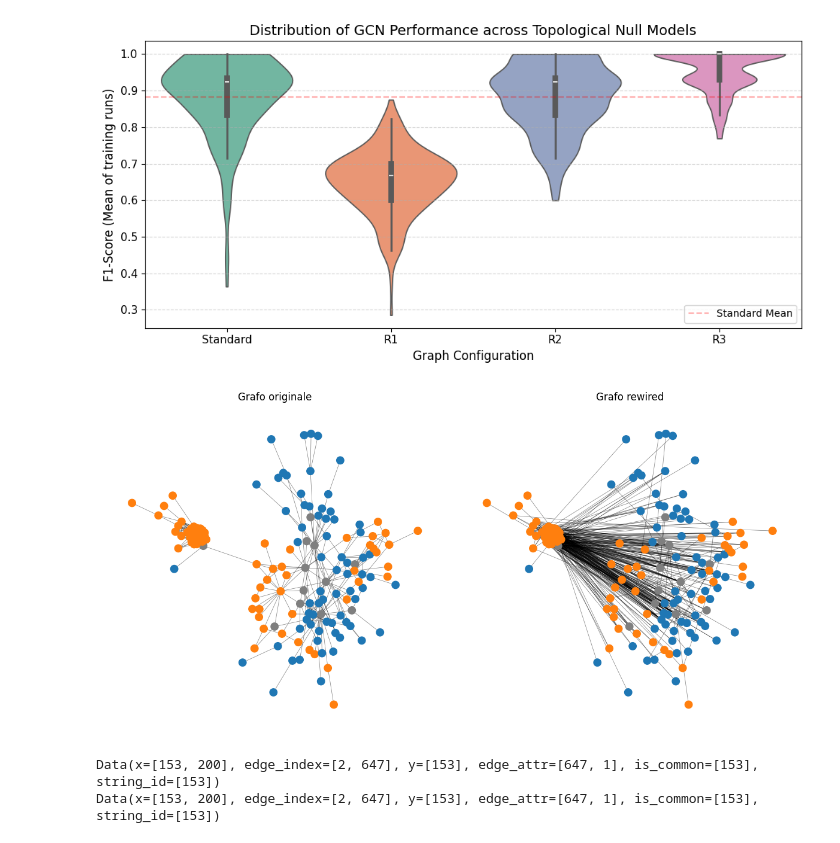
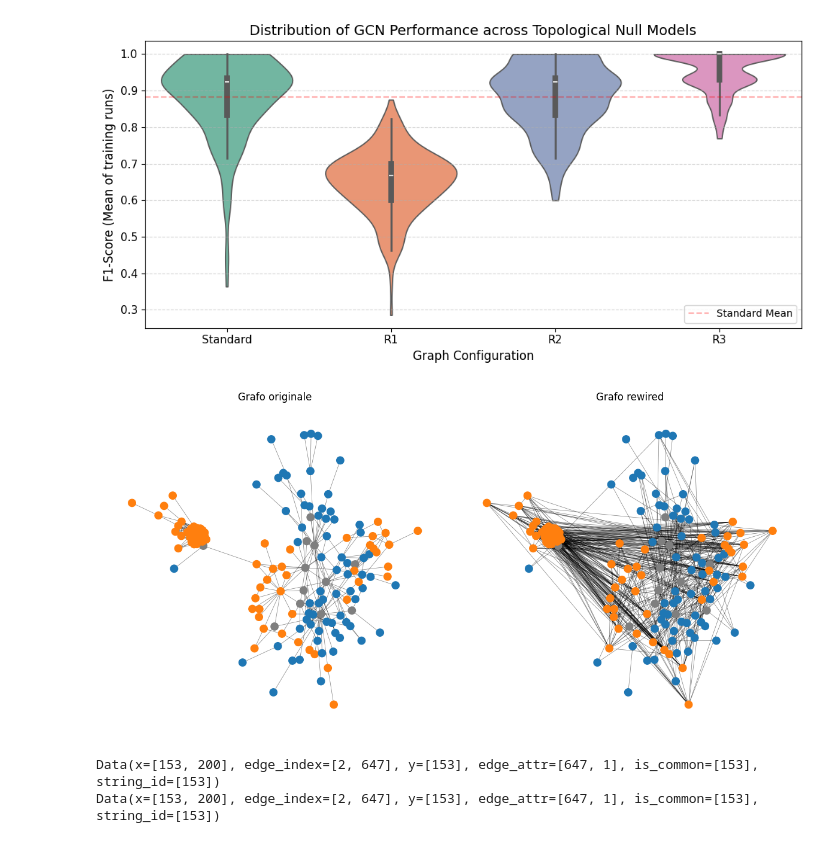
Before and after one commit to Emanuele19/TopologyPermutations, a Jupyter notebook: test_topology_significance_connected.ipynb, the cells around one changed output. Drawn from its saved outputs; the diff is of its cells as text; code cells hidden in the pictures.

```diff
--- a/test_topology_significance_connected.ipynb
+++ b/test_topology_significance_connected.ipynb
@@ -673,7 +677,7 @@ plt.show()
 [figure]
 # %%
 import torch
-import networkx as nx
+from networkx import spring_layout, draw_networkx_nodes, draw_networkx_edges
 import matplotlib.pyplot as plt
 from torch_geometric.utils import to_networkx
 from torch_geometric.data import Data
@@ -714,7 +718,7 @@ def plot_graph_before_after(
     G_rew  = to_networkx(data_rewired, to_undirected=True, remove_self_loops=True)
 
     # layout unico per entrambi
-    pos = nx.spring_layout(G_real, seed=seed_layout)
+    pos = spring_layout(G_real, seed=seed_layout)
 
     # colori nodi in base a y
     y = data.y.detach().cpu().numpy()
@@ -733,47 +737,47 @@ def plot_graph_before_after(
 
     # --- grafo originale ---
     ax = axes[0]
-    nx.draw_networkx_nodes(
+    draw_networkx_nodes(
         G_real, pos,
         node_color=node_colors,
         node_size=node_size,
         ax=ax
     )
-    nx.draw_networkx_edges(
+    draw_networkx_edges(
         G_real, pos,
         alpha=alpha_edges,
         width=0.5,
         ax=ax
     )
     ax.set_title("Grafo originale")
     ax.axis("off")
 
     # --- grafo rewired ---
     ax = axes[1]
-    nx.draw_networkx_nodes(
+    draw_networkx_nodes(
         G_rew, pos,
         node_color=node_colors,  # stesse classi, stessi colori
         node_size=node_size,
         ax=ax
     )
-    nx.draw_networkx_edges(
+    draw_networkx_edges(
         G_rew, pos,
         alpha=alpha_edges,
         width=0.5,
         ax=ax
     )
     ax.set_title("Grafo rewired")
     ax.axis("off")
 
     plt.tight_layout()
     plt.show()
 
-rewired_graph = rewire_degree_preserving_complete(data)
+rewired_graph = rewire_non_degree_preserving_stratified_complete(data)
 plot_graph_before_after(data, rewired_graph)
 
 print(data)
 print(rewired_graph)
 # %% [output]
-[figure, old version]
+[figure, new version]
 Data(x=[153, 200], edge_index=[2, 647], y=[153], edge_attr=[647, 1], is_common=[153], string_id=[153])
 Data(x=[153, 200], edge_index=[2, 647], y=[153], edge_attr=[647, 1], is_common=[153], string_id=[153])
```
Also changed, not shown: parts of 1 cell of this notebook, 46 other files.
